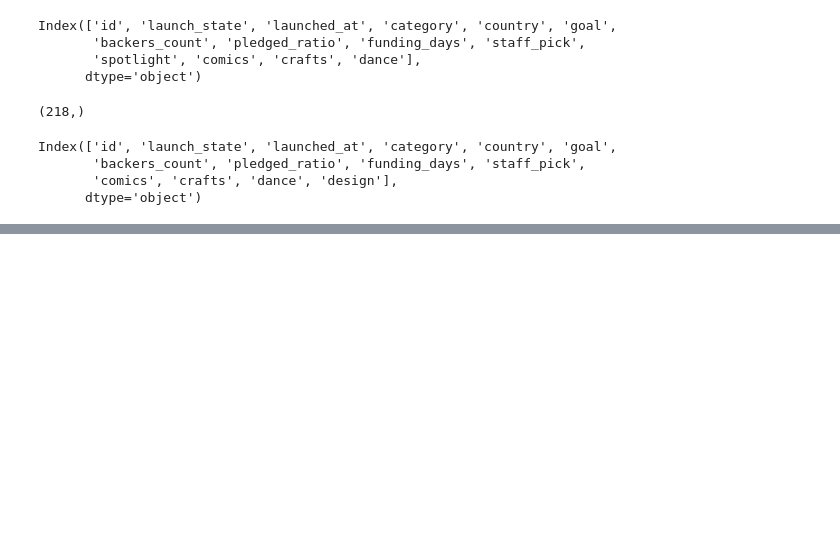
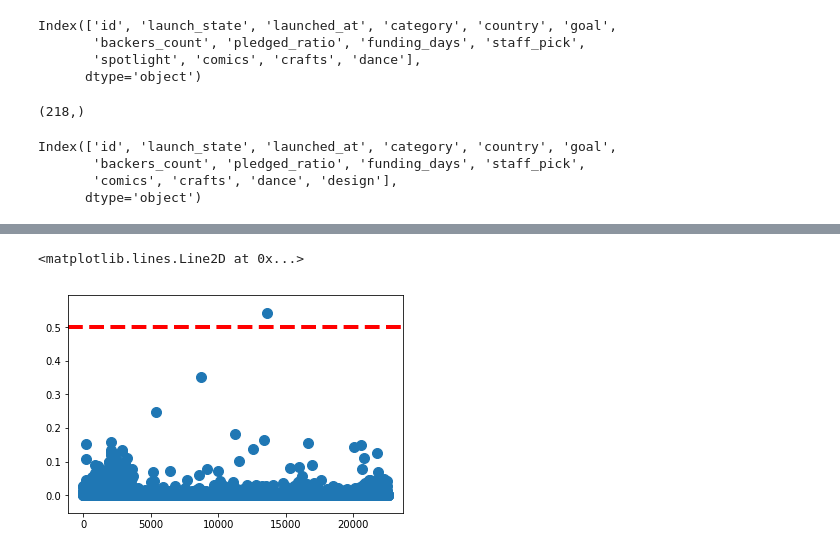
Before and after one commit to stevebachmeier/kickstarter-success-analysis, a Jupyter notebook: 02 Working - Variable Reduction.ipynb, the cells around one changed output, grey strips where cells are left out. Drawn from its saved outputs; the diff is of its cells as text; code cells hidden in the pictures; blank space fills up the shorter version.

Commit message:
Finish variable paring

```diff
--- a/02 Working - Variable Reduction.ipynb
+++ b/02 Working - Variable Reduction.ipynb
@@ -202,0 +185,2 @@ sns.heatmap(df.drop(df.columns[11:], axis=1).drop(columns=['id','launched_at','c
+# %%
+corMat = abs(df.drop(columns=info_variables).drop(columns='launch_state').corr())
@@ -202,0 +219,3 @@ sns.heatmap(df.drop(df.columns[11:], axis=1).drop(columns=['id','launched_at','c
+# %%
+# df = df.where(np.triu(np.ones(df.shape)).astype(np.bool))
+corMat_upper = corMat.where(np.triu(np.ones(corMat.shape), k=1).astype(np.bool))
@@ -202,0 +299,8 @@ sns.heatmap(df.drop(df.columns[11:], axis=1).drop(columns=['id','launched_at','c
+# %%
+corMat_values = corMat_upper.values[np.triu_indices(corMat_upper.shape[1], k=1)]
+# %%
+plt.scatter(x=range(0,len(corMat_values)),y=corMat_values, s=100)
+plt.axhline(y=0.5, color='r', linestyle='--', linewidth=4)
+# %% [output]
+<matplotlib.lines.Line2D at 0x...>
+[figure, added]
```
Also changed, not shown: parts of 30 cells of this notebook, 1 other file.
